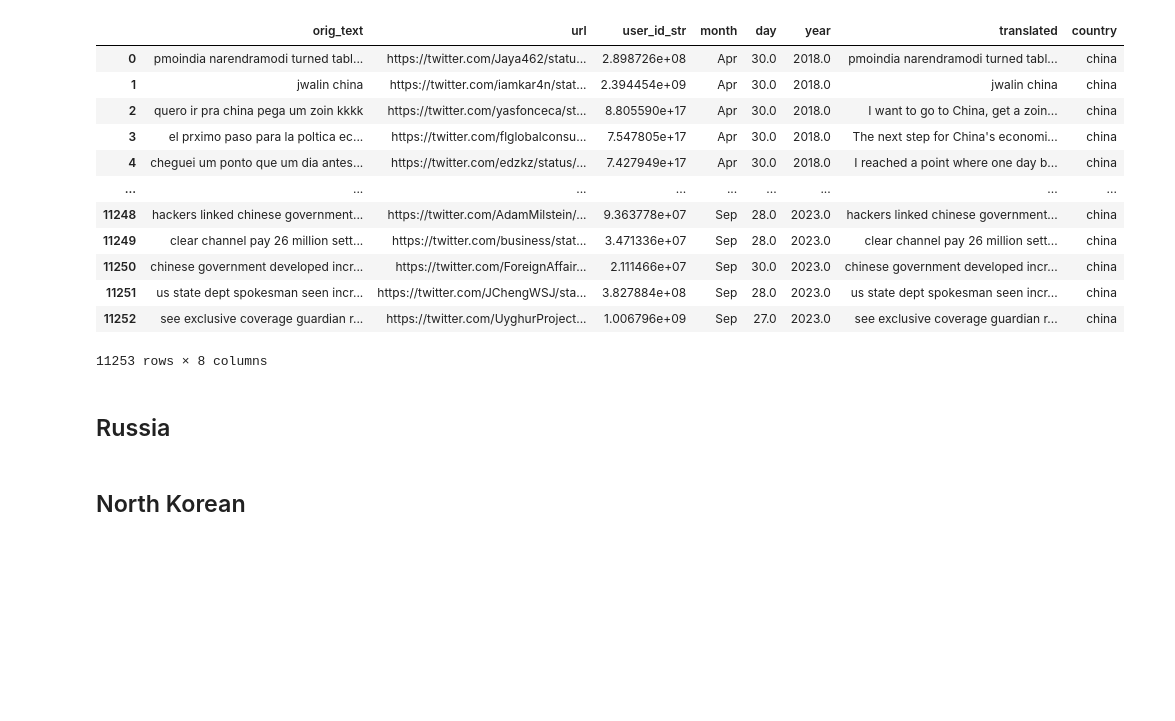
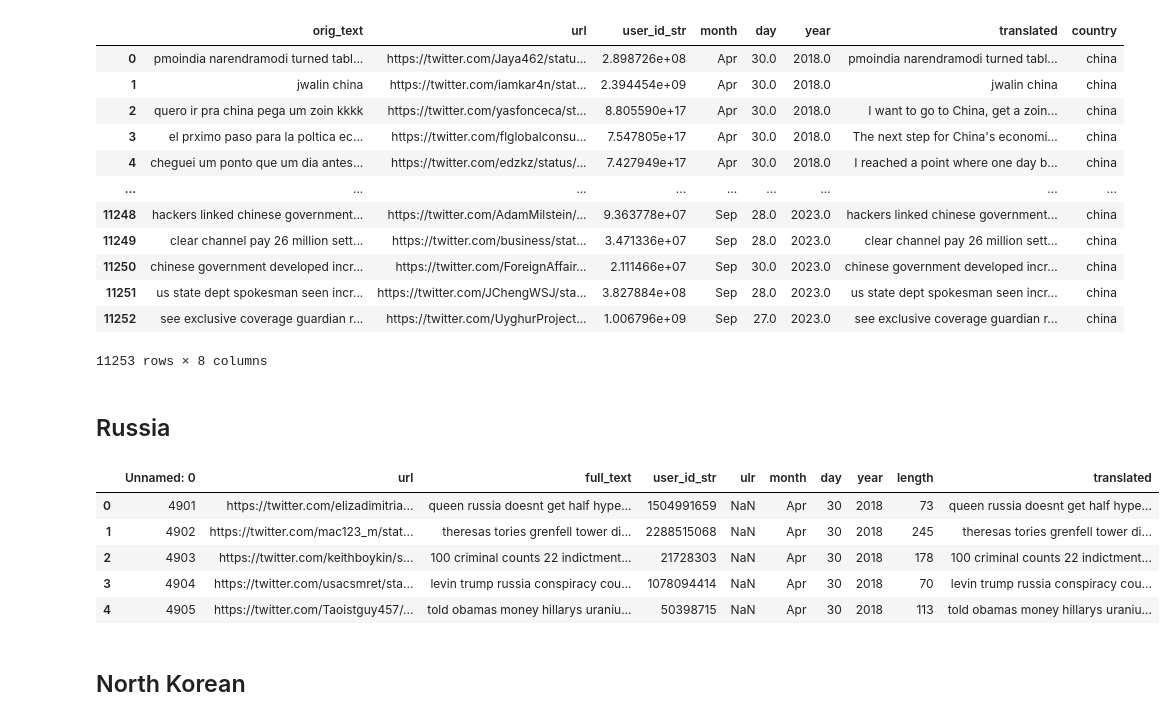
Before and after one commit to ChrisZhang6888/public_opinion_thesis, a Jupyter notebook: Programming/twitter_cleaner.ipynb, the cells around one changed output. Saved outputs shown, nothing was run; the diff lists cells and outputs as text; code cells hidden in the pictures; blank space fills up the shorter version.

```diff
--- a/Programming/twitter_cleaner.ipynb
+++ b/Programming/twitter_cleaner.ipynb
@@ -275,3 +275,18 @@ china_cleaned
 china_cleaned.to_csv('/Users/chris/Desktop/Thesis/Data/china_translated.csv')
 # %% [markdown]
 ## Russia
+# %%
+ru = pd.read_csv('/Users/chris/Desktop/Thesis/public_opinion_thesis/Data/russia_cleaned.csv') # read in the data from csv file
+# ru.drop(columns=['Unnamed: 0','truncated_full_text'],inplace=True) # drop unnecessary column
+ru['full_text'] = ru['full_text'].astype(str)   # transfer text column into string type
+# %%
+# pre-processing data by removing stop words and etc.
+ru_cleaned = clean_and_translate(ru)
+ru_cleaned.head()
+# %% [output]
+|  | Unnamed: 0 | url | full_text | user_id_str | ulr | month | day | year | length | translated |
+| 0 | 4901 | https://twitter.com/elizadimitria... | queen russia doesnt get half hype... | 1504991659 | NaN | Apr | 30 | 2018 | 73 | queen russia doesnt get half hype... |
+| 1 | 4902 | https://twitter.com/mac123_m/stat... | theresas tories grenfell tower di... | 2288515068 | NaN | Apr | 30 | 2018 | 245 | theresas tories grenfell tower di... |
+| 2 | 4903 | https://twitter.com/keithboykin/s... | 100 criminal counts 22 indictment... | 21728303 | NaN | Apr | 30 | 2018 | 178 | 100 criminal counts 22 indictment... |
+| 3 | 4904 | https://twitter.com/usacsmret/sta... | levin trump russia conspiracy cou... | 1078094414 | NaN | Apr | 30 | 2018 | 70 | levin trump russia conspiracy cou... |
+| 4 | 4905 | https://twitter.com/Taoistguy457/... | told obamas money hillarys uraniu... | 50398715 | NaN | Apr | 30 | 2018 | 113 | told obamas money hillarys uraniu... |
```
Also changed, not shown: parts of 15 cells of this notebook, 6 other files.
